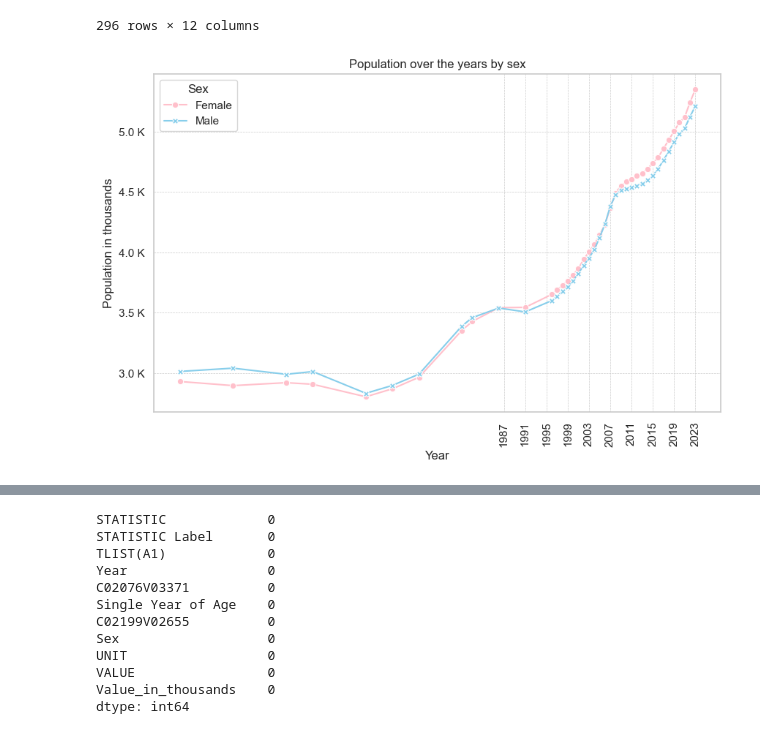
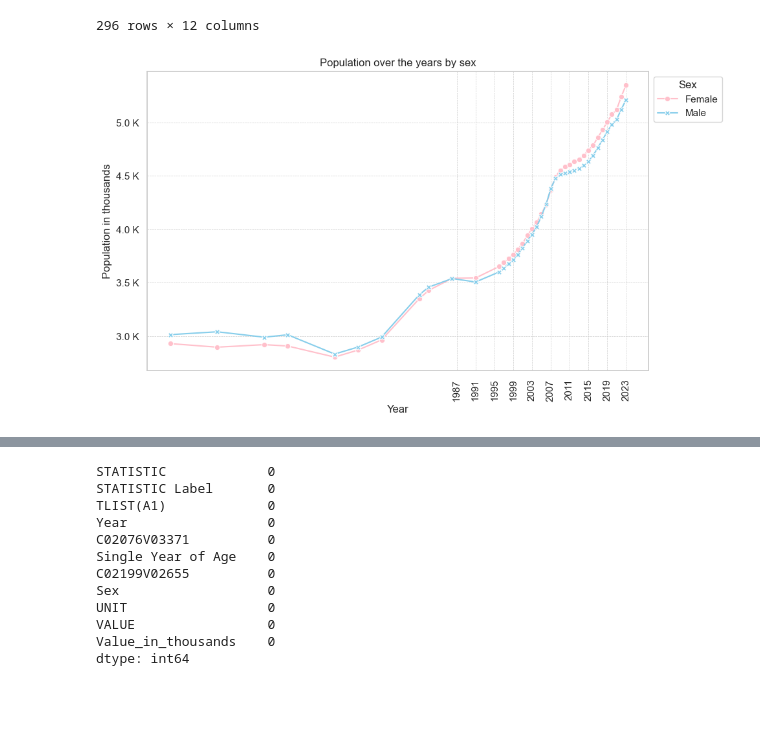
Before and after one commit to Ivkoto/DataAnalyticsMachineLearning, a Jupyter notebook: Data_Preparation/CA1_Data_Prep_V4.ipynb, the cells around one changed output, grey strips where cells are left out. Saved outputs shown, nothing was run; the diff lists cells and outputs as text; code cells hidden in the pictures; blank space fills up the shorter version.

```diff
--- a/Data_Preparation/CA1_Data_Prep_V4.ipynb
+++ b/Data_Preparation/CA1_Data_Prep_V4.ipynb
@@ -298,7 +307,7 @@ plt.show()
 # %% [markdown]
 The same EDA analysis will be performed for the second dataset which will be in regards ot the immgiration.
 # %%
-migration_df = pd.read_csv('PEA18.20231018T131052.csv')
+migration_df = pd.read_csv('PEA18.20231016T141007.csv')
 # %%
 migration_df.head()
 # %% [output]
@@ -529,32 +538,32 @@ emigrants
 # %%
 filtered_pivot_table = population_df[population_df['Sex'] != 'Both sexes']
 
 pivot_table = filtered_pivot_table.pivot_table(index='Year', columns='Sex', values='Value_in_thousands', aggfunc='sum')
 
 # Step 4: Create a line graph using Seaborn
 plt.figure(figsize=(10, 6))  # Set the figure size
 sns.set(style='whitegrid')  # Set the style of the plot
 
 custom_palette = {'Male': '#87CEEB', 'Female': '#FFC0CB'}
 
 # Create the line plot
 sns.lineplot(data=pivot_table,palette = custom_palette, markers = True, dashes=False)
 
 # Set plot labels and title
 plt.xlabel('Year')
 plt.ylabel('Population in thousands')
 plt.title('Population over the years by sex')
 
 xticks = [years[0], years[-1]] + list(range(years[0] + tick_interval, years[-1], tick_interval))
 plt.xticks(xticks, rotation=90)
 plt.grid(True, linestyle='--', linewidth=0.5)
 
 # Show the plot
 plt.gca().yaxis.set_major_formatter(FuncFormatter(thousands_formatter))
-plt.legend(title='Sex')
+plt.legend(title='Sex', loc='upper left', bbox_to_anchor=(1, 1))
 plt.show()
 # %% [output]
-[figure, old version]
+[figure, new version]
 # %%
 #if we want to include the objects we need the following but in our dataframe this doesn't give us a lot of useful information
 population_df.describe(include=object)
```
Also changed, not shown: parts of 27 cells of this notebook, 1 other file.
